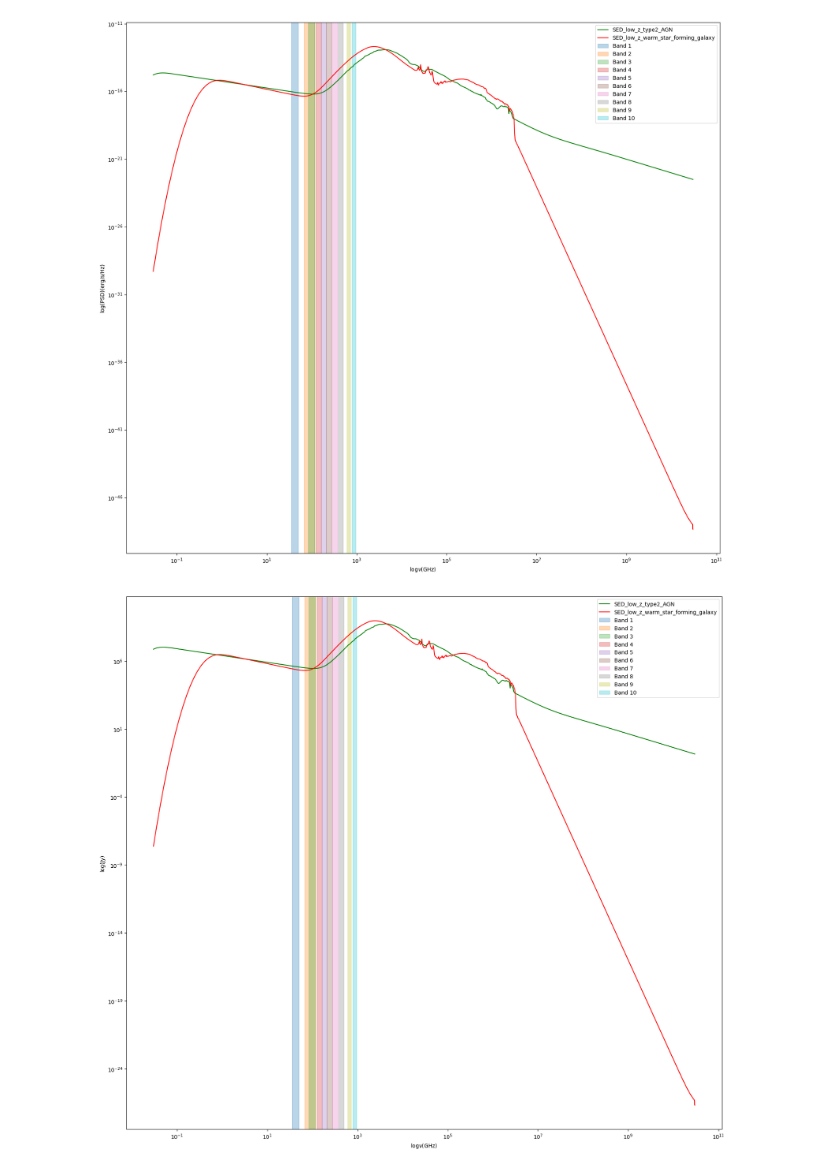
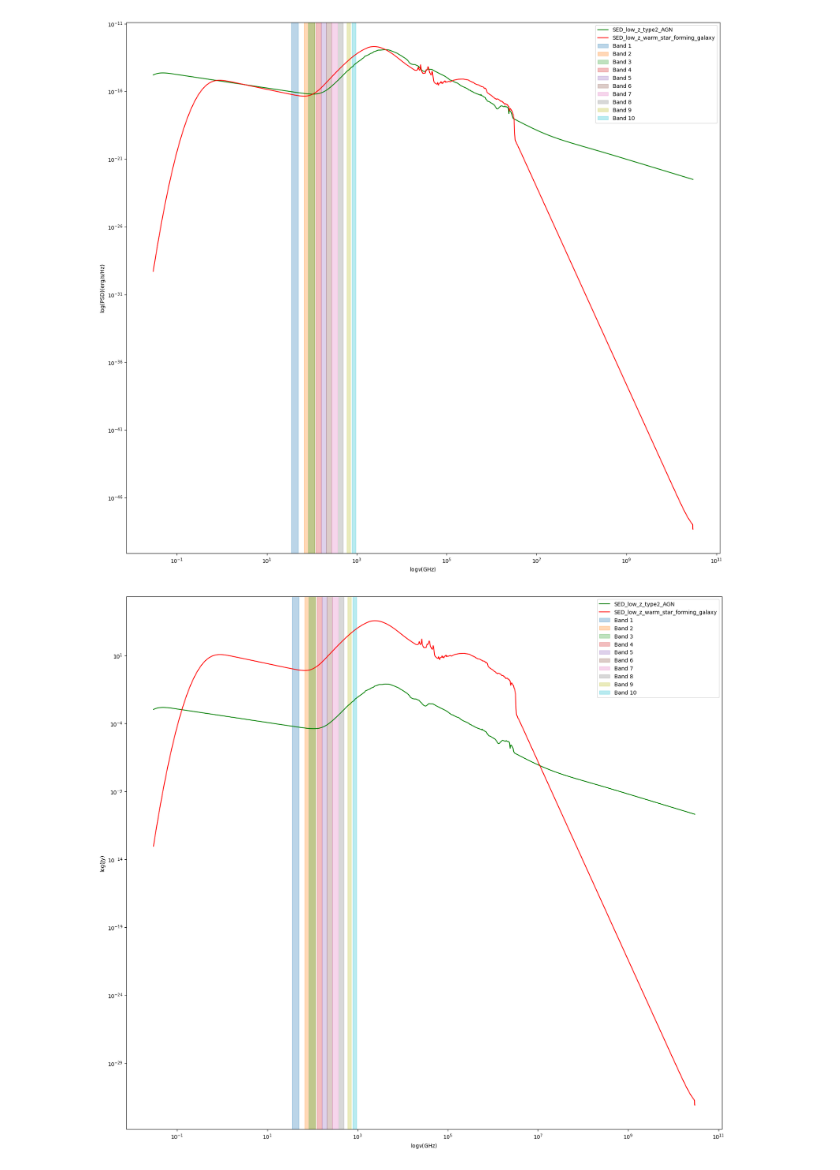
Before and after one commit to MicheleDelliVeneri/ALMASim, a Jupyter notebook: experimental/Sed-plot.ipynb, the cells around one changed output. Drawn from its saved outputs; the diff is of its cells as text; code cells hidden in the pictures.

```diff
--- a/experimental/Sed-plot.ipynb
+++ b/experimental/Sed-plot.ipynb
@@ -86,24 +86,24 @@ plt.show()
 [figure]
 # %%
 cosmo = FlatLambdaCDM(H0=70 * u.km / u.s / u.Mpc, Tcmb0=2.725 * u.K, Om0=0.3)
-db['Jy']=db['erg/s/Hz']/((10.**(-26.))*(10.**7.)*4.*np.pi*(cosmo.luminosity_distance(0.0000000000000000000000000001).value*(3.086e+22))**2.)
-db2['Jy']=db2['erg/s/Hz']/((10.**(-26.))*(10.**7.)*4.*np.pi*(cosmo.luminosity_distance(0.0000000000000000000000000001).value*(3.086e+22))**2.)
+db['Jy']=(db['erg/s/Hz']/((10.**(-26.))*(10.**7.)*4.*np.pi*(cosmo.luminosity_distance(0.05).value*(3.086e+22))**2.))*(3.846e+33*1e+10)
+db2['Jy']=db2['erg/s/Hz']/((10.**(-26.))*(10.**7.)*4.*np.pi*(cosmo.luminosity_distance(0.0001).value*(3.086e+22))**2.)*(3.846e+33*1e+9)
 plt.figure(figsize=[20,18])
 plt.plot(db['Frequency'],db['Jy'], color='green', label='SED_low_z_type2_AGN')
 plt.plot(db2['Frequency'],db2['Jy'], color='red',label='SED_low_z_warm_star_forming_galaxy')
 color_map = plt.colormaps.get_cmap('tab10')
 for index, row in df.iterrows():
     color = color_map(index)
     plt.axvspan(row['Freq_Range'][0], row['Freq_Range'][1], color=color, alpha=0.3, label=row['Band'])
 
 plt.xscale('log')
 plt.yscale('log')
 plt.xlabel('log$\\nu$(GHz)')
 plt.ylabel('log(Jy)')
 plt.legend()
 plt.show()
 # %% [output]
-[figure, old version]
+[figure, new version]
 # %%
 print(db)
 print(db2)
```
Also changed, not shown: parts of 1 cell of this notebook.
